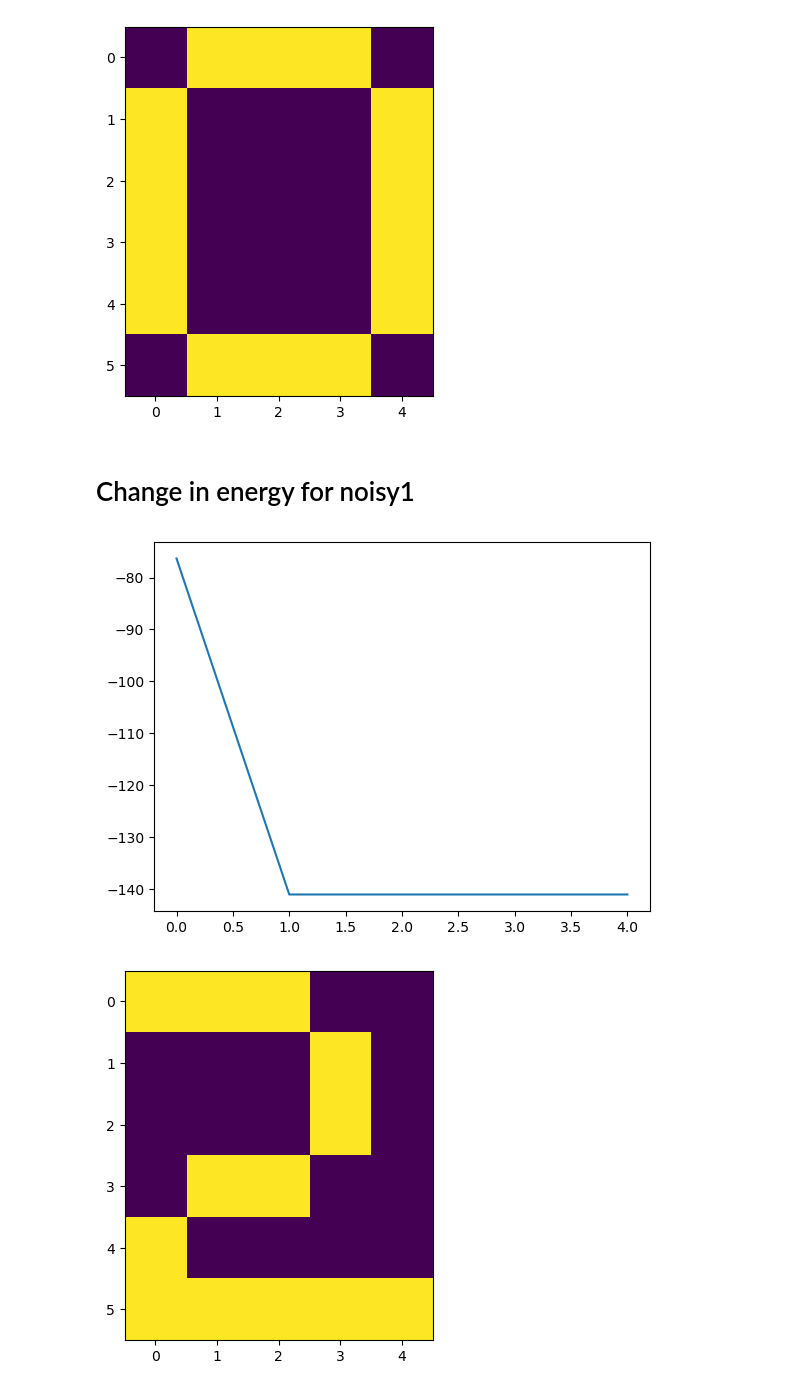
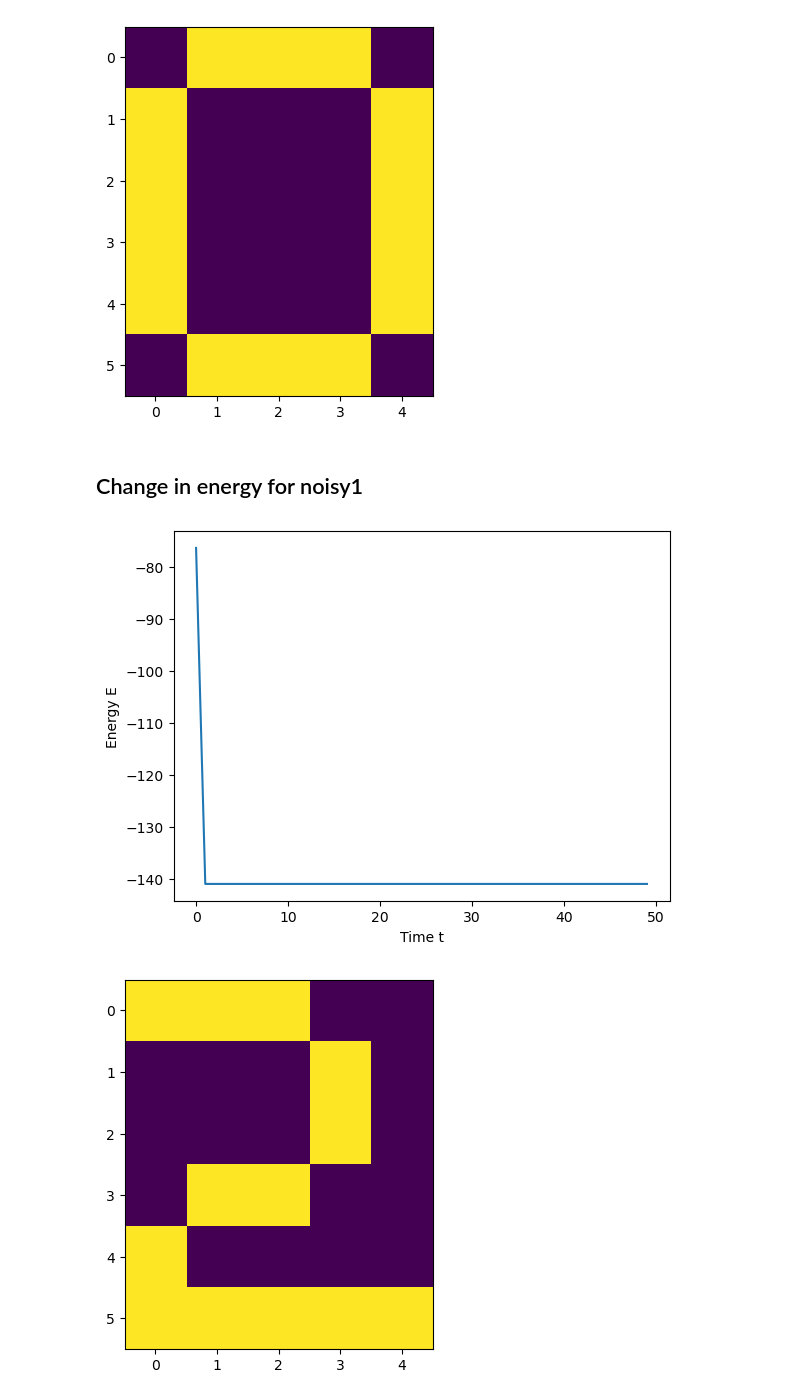
Before and after one commit to draczew23/cmcs_lab_2, a Jupyter notebook: notebook_test.ipynb, the cells around one changed output. Saved outputs shown, nothing was run; the diff lists cells and outputs as text; code cells hidden in the pictures.

```diff
--- a/notebook_test.ipynb
+++ b/notebook_test.ipynb
@@ -74,7 +76,7 @@ noisy2b = np.where(noisy2b != 0, noisy2b, -1)
 
 #   Initialization
 
-time_step = 5
+time_step = 50
 
 noisy0_copy = noisy0.copy()
 noisy1_copy = noisy2.copy()
@@ -131,5 +133,5 @@ for t in range(time_step):
     energy_two = np.append(energy_two, energy_sum)
     #c_where_lower = c < 0
     #noisy2_copy[c_where_lower] = np.negative(noisy2_copy[c_where_lower])
-    noisy2b_copy = np.sign(c)
+    noisy2_copy = np.sign(c)
 # %% [markdown]
@@ -149,12 +153,14 @@ plt.show()
 # %% [output]
 [figure]
 # %% [markdown]
-# Change in energy for noisy1
+## Change in energy for noisy1
 # %%
 plt.plot(time_axis, energy_one)
+plt.ylabel("Energy E")
+plt.xlabel("Time t")
 plt.show()
 # %% [output]
-[figure, old version]
+[figure, new version]
 # %%
 
 D = np.reshape(noisy1_copy, (-6, 5))
```
Also changed, not shown: parts of 12 cells of this notebook.
